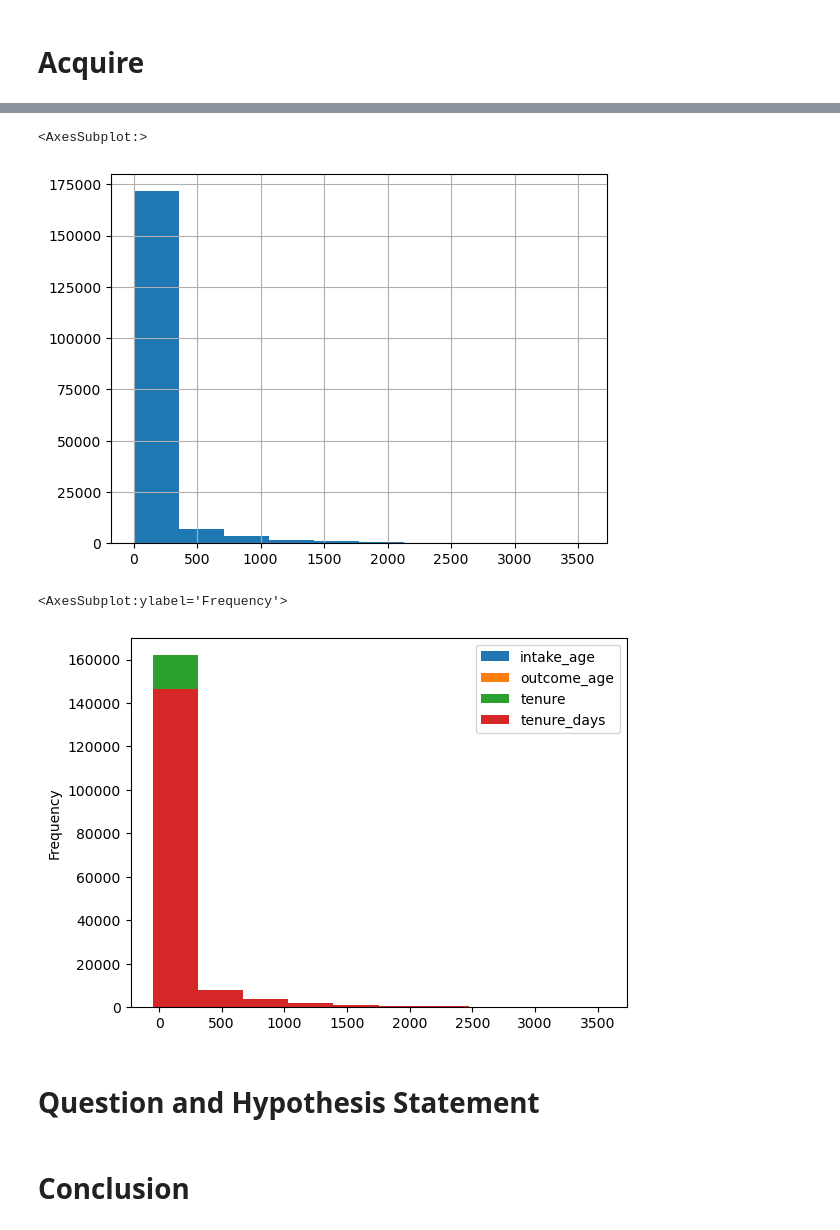
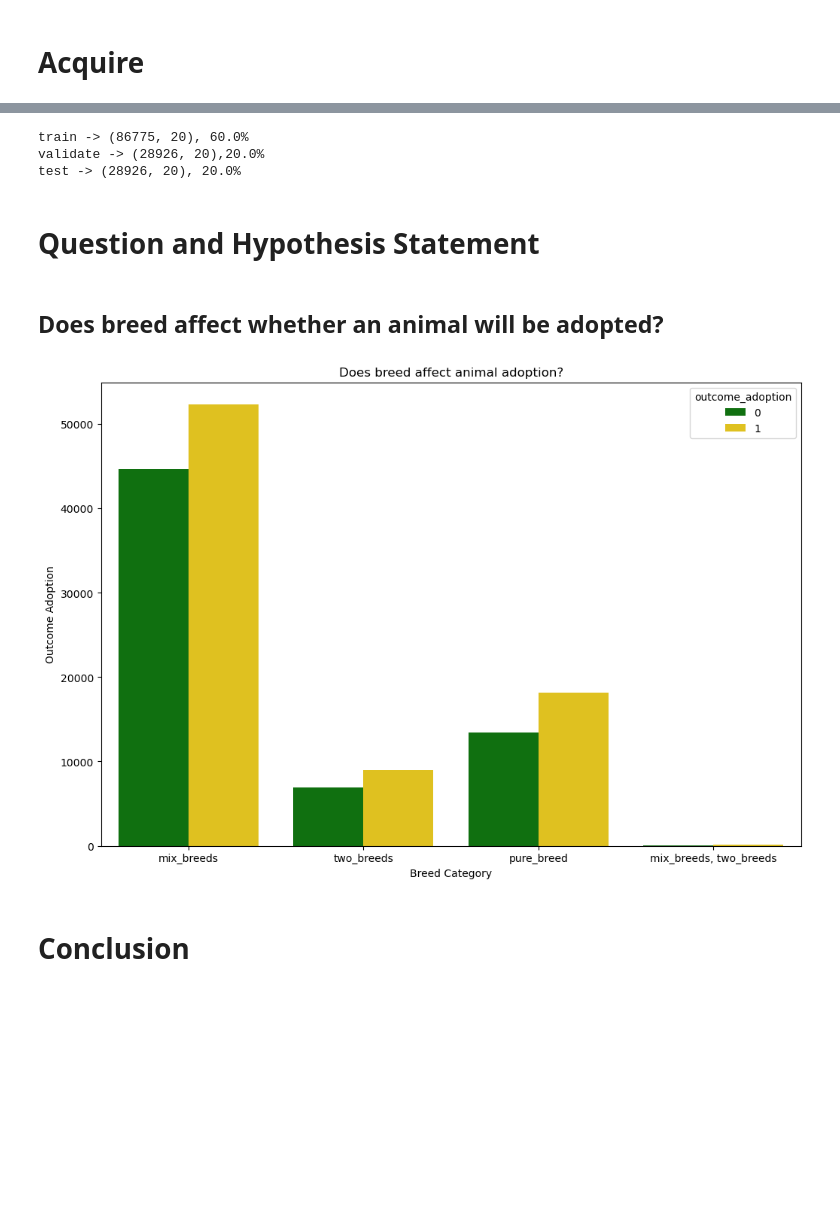
Before and after one commit to pound-puppies/animal-advocacy, a Jupyter notebook: bo_explore.ipynb, the cells around one changed output, grey strips where cells are left out. Drawn from its saved outputs; the diff is of its cells as text; code cells hidden in the pictures; blank space fills up the shorter version.

```diff
--- a/bo_explore.ipynb
+++ b/bo_explore.ipynb
@@ -47,5 +304,3 @@ df.head(25)
-# %%
-df, model_df = w.get_prep_aa(df)
 # %%
 df.shape
 # %% [output]
@@ -291,15 +352,23 @@ plt.show()
-# %%
-df.tenure_days.hist()
-# %% [output]
-<AxesSubplot:>
-[figure, removed]
-# %%
-df[df.tenure_days > 0].plot.hist()
-# %% [output]
-<AxesSubplot:ylabel='Frequency'>
-[figure, removed]
+# %%
+train, validate, test = w.split_data(df, "outcome")
+# %% [output]
+train -> (86775, 20), 60.0%
+validate -> (28926, 20),20.0%
+test -> (28926, 20), 20.0%
 # %% [markdown]
 # Question and Hypothesis Statement
+# %% [markdown]
+## Does breed affect whether an animal will be adopted?
+# %%
+# visualize relationship between cause and visibility
+plt.figure(figsize=(12,8))
+sns.countplot(x='breed_category', hue='outcome_adoption', data=model_df, palette=['green', 'gold'])
+plt.title('Does breed affect animal adoption?')
+plt.xlabel('Breed Category')
+plt.ylabel('Outcome Adoption')
+plt.show()
+# %% [output]
+[figure, added]
 # %% [markdown]
 # Conclusion
 # %% [markdown]
```
Also changed, not shown: parts of 34 cells of this notebook.
